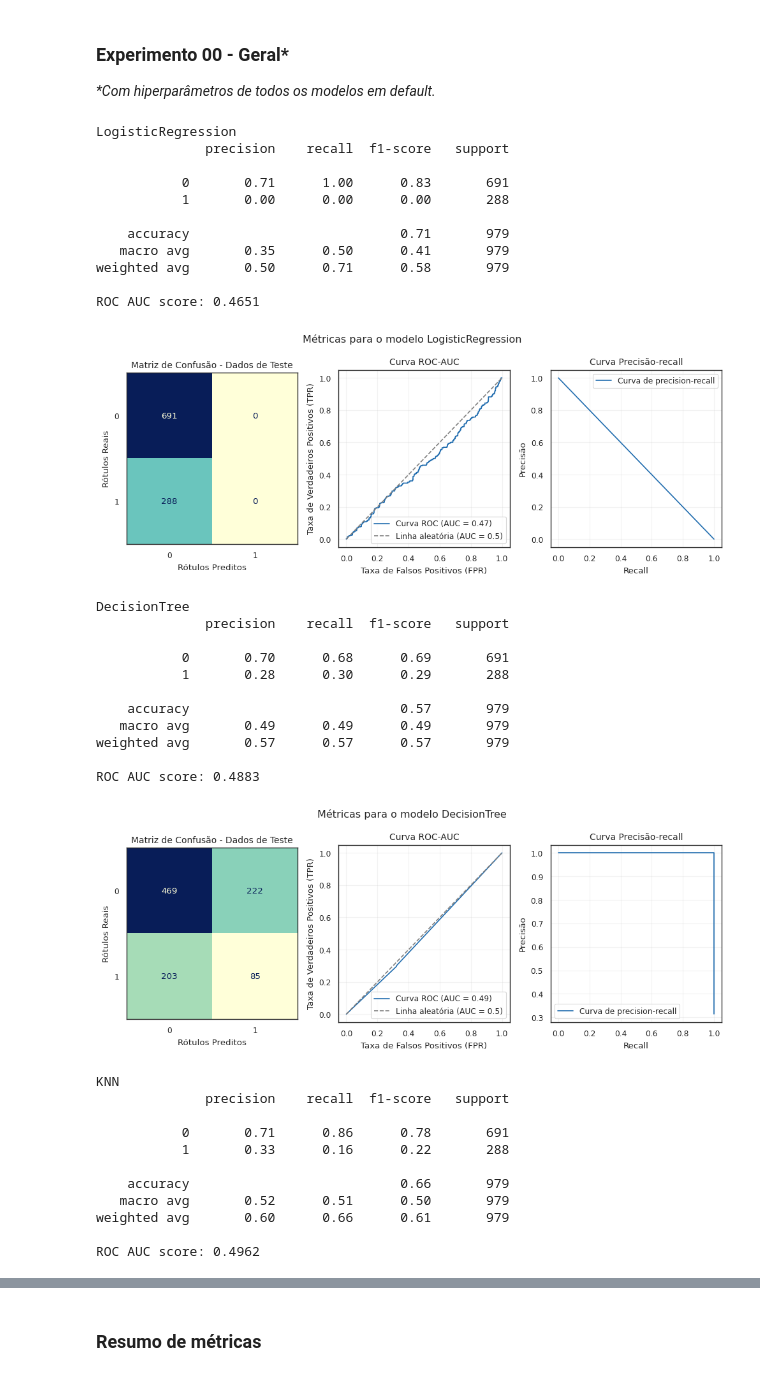
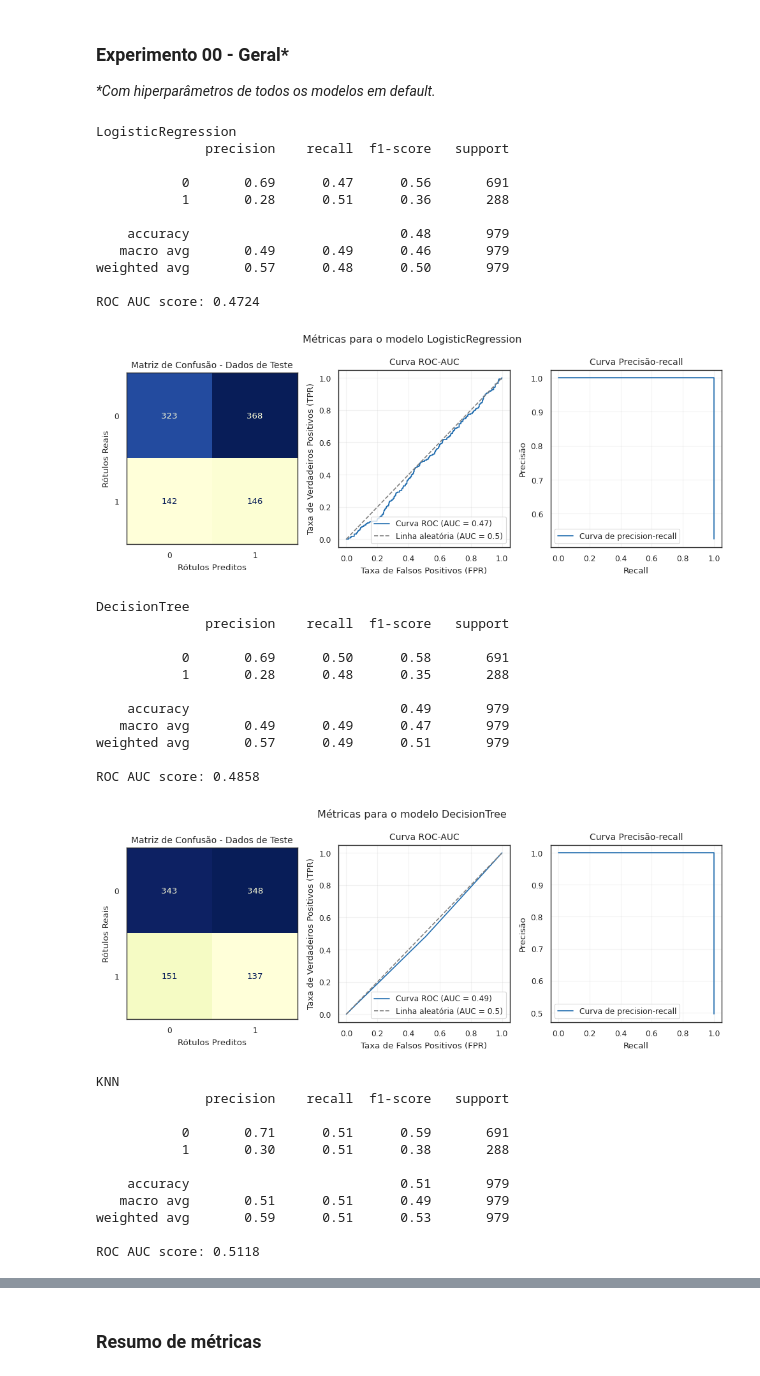
Before and after one commit to ju4nv1e1r4/credit-approval, a Jupyter notebook: src/notebooks/nb_experimento_final.ipynb, the cells around one changed output, grey strips where cells are left out. Saved outputs shown, nothing was run; the diff lists cells and outputs as text; code cells hidden in the pictures.

```diff
--- a/src/notebooks/nb_experimento_final.ipynb
+++ b/src/notebooks/nb_experimento_final.ipynb
@@ -336,6 +345,6 @@ credit_card
 Name: count, dtype: int64
 # %%
 X = df.drop(columns = ['ID', 'zip_code', 'credit_card'], axis = 1)
-y = df['credit_card']
+y = df[['credit_card']]
 # %%
 X_train, X_test, y_train, y_test = train_test_split(X, y, test_size=0.2, random_state=42)
@@ -351,0 +351,4 @@ y_test - Proporção da classe 1: 0.29476372924648786
+# %%
+rus = RandomUnderSampler(random_state=42)
+
+X_res, y_res = rus.fit_resample(X_train, y_train)
@@ -352,6 +362,6 @@ y_test - Proporção da classe 1: 0.29476372924648786
 # %%
 numerical_features = ['age', 'experience', 'income', 'family', 'cc_avg', 'mortgage']
-categorical_features = ['education']
+categorical_features = ['education', 'age_bracket_name']
 # %%
 numerical_transformer = Pipeline(steps = [('scaler', RobustScaler())])
 categorical_transformer = Pipeline(steps = [('onehot', OneHotEncoder(handle_unknown = 'ignore'))])
@@ -363,6 +389,7 @@ preprocessor = ColumnTransformer(transformers = [
 # %%
 X_train = preprocessor.fit_transform(X_train)
 X_test = preprocessor.transform(X_test)
+X_res = preprocessor.fit_transform(X_res)
 # %% [markdown]
 ## Modelagem e Análise de desempenho
 # %% [markdown]
@@ -425,7 +452,7 @@ for model_name, model in models.items():
         ('classifier', model)
     ])
 
-    pipeline.fit(X_train, y_train)
+    pipeline.fit(X_res, y_res)
 
     y_pred = pipeline.predict(X_test)
     y_pred_proba = pipeline.predict_proba(X_test)[:, 1]
@@ -440,60 +467,60 @@ for model_name, model in models.items():
     ax[0].set_title('Matriz de Confusão - Dados de Teste', fontsize=10)
     ax[0].set_xlabel('Rótulos Preditos')
     ax[0].set_ylabel('Rótulos Reais')
 
     fpr, tpr, _ = roc_curve(y_test, y_pred_proba)
     roc_auc = roc_auc_score(y_test, y_pred_proba)
 
     ax[1].set_title('Curva ROC-AUC', fontsize=10)
     ax[1].plot(fpr, tpr, label=f'Curva ROC (AUC = {roc_auc:.2f})', color=paleta[4])
     ax[1].plot([0, 1], [0, 1], 'k--', label='Linha aleatória (AUC = 0.5)', color = 'gray')
     ax[1].set_xlabel('Taxa de Falsos Positivos (FPR)')
     ax[1].set_ylabel('Taxa de Verdadeiros Positivos (TPR)')
     ax[1].legend(loc='lower right')
     ax[1].grid(alpha =.25)
 
     precision, recall, _ = precision_recall_curve(y_pred, y_pred_proba)
     ax[2].set_title('Curva Precisão-recall', fontsize=10)
     ax[2].plot(recall, precision, label='Curva de precision-recall', color=paleta[4])
     ax[2].set_xlabel('Recall')
     ax[2].set_ylabel('Precisão')
     ax[2].legend(loc='best')
     ax[2].grid(alpha =.25)
     plt.tight_layout()
     plt.show()
 # %% [output]
 LogisticRegression
               precision    recall  f1-score   support
 
-           0       0.71      1.00      0.83       691
-           1       0.00      0.00      0.00       288
+           0       0.69      0.47      0.56       691
+           1       0.28      0.51      0.36       288
 
-    accuracy                           0.71       979
-   macro avg       0.35      0.50      0.41       979
-weighted avg       0.50      0.71      0.58       979
+    accuracy                           0.48       979
+   macro avg       0.49      0.49      0.46       979
+weighted avg       0.57      0.48      0.50       979
 
-ROC AUC score: 0.4651
+ROC AUC score: 0.4724
-[figure, old version]
+[figure, new version]
 DecisionTree
               precision    recall  f1-score   support
 
-           0       0.70      0.68      0.69       691
-           1       0.28      0.30      0.29       288
+           0       0.69      0.50      0.58       691
+           1       0.28      0.48      0.35       288
 
-    accuracy                           0.57       979
-   macro avg       0.49      0.49      0.49       979
-weighted avg       0.57      0.57      0.57       979
+    accuracy                           0.49       979
+   macro avg       0.49      0.49      0.47       979
+weighted avg       0.57      0.49      0.51       979
 
-ROC AUC score: 0.4883
+ROC AUC score: 0.4858
-[figure, old version]
+[figure, new version]
 KNN
               precision    recall  f1-score   support
 
-           0       0.71      0.86      0.78       691
-           1       0.33      0.16      0.22       288
+           0       0.71      0.51      0.59       691
+           1       0.30      0.51      0.38       288
 
-    accuracy                           0.66       979
-   macro avg       0.52      0.51      0.50       979
-weighted avg       0.60      0.66      0.61       979
+    accuracy                           0.51       979
+   macro avg       0.51      0.51      0.49       979
+weighted avg       0.59      0.51      0.53       979
 
-ROC AUC score: 0.4962
+ROC AUC score: 0.5118
```
Also changed, not shown: parts of 14 cells of this notebook.
